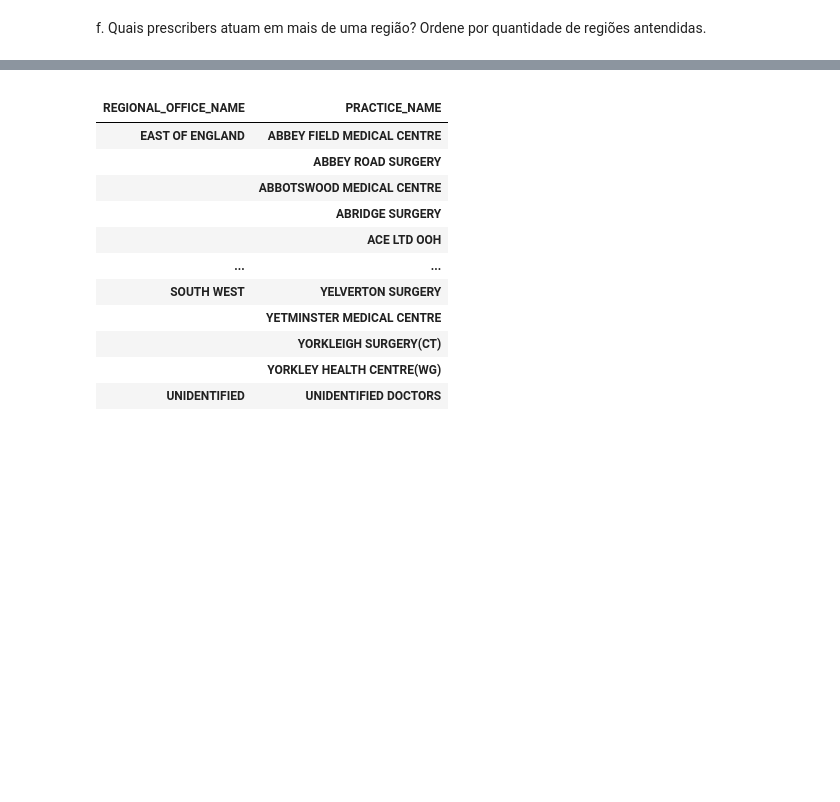
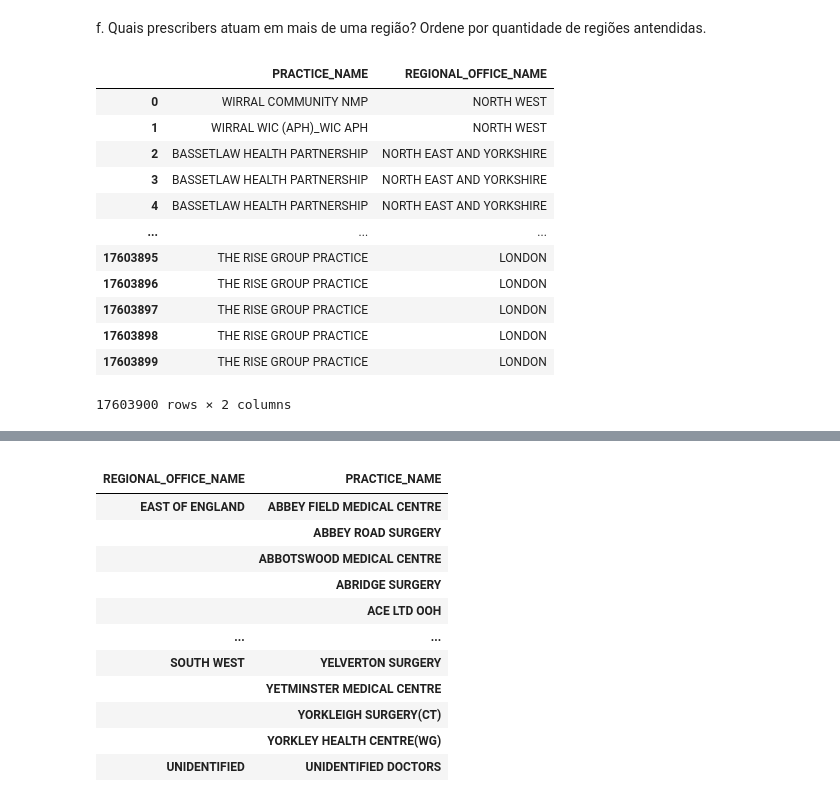
Before and after one commit to fullstackwd/Data_engineer, a Jupyter notebook: Data_engineer/data_engineer_part3.ipynb, the cells around one changed output, grey strips where cells are left out. Saved outputs shown, nothing was run; the diff lists cells and outputs as text; code cells hidden in the pictures; blank space fills up the shorter version.

```diff
--- a/Data_engineer/data_engineer_part3.ipynb
+++ b/Data_engineer/data_engineer_part3.ipynb
@@ -329,3 +320,19 @@ print(df_prescriptions.groupby('BNF_DESCRIPTION').BNF_DESCRIPTION.count().sum(),
 f.	Quais prescribers atuam em mais de uma região? Ordene por quantidade de regiões antendidas.
 # %%
 df_region = df[['PRACTICE_NAME','REGIONAL_OFFICE_NAME']]
+# %%
+df_region
+# %% [output]
+|  | PRACTICE_NAME | REGIONAL_OFFICE_NAME |
+| 0 | WIRRAL COMMUNITY NMP | NORTH WEST |
+| 1 | WIRRAL WIC (APH)_WIC APH | NORTH WEST |
+| 2 | BASSETLAW HEALTH PARTNERSHIP | NORTH EAST AND YORKSHIRE |
+| 3 | BASSETLAW HEALTH PARTNERSHIP | NORTH EAST AND YORKSHIRE |
+| 4 | BASSETLAW HEALTH PARTNERSHIP | NORTH EAST AND YORKSHIRE |
+| ... | ... | ... |
+| 17603895 | THE RISE GROUP PRACTICE | LONDON |
+| 17603896 | THE RISE GROUP PRACTICE | LONDON |
+| 17603897 | THE RISE GROUP PRACTICE | LONDON |
+| 17603898 | THE RISE GROUP PRACTICE | LONDON |
+| 17603899 | THE RISE GROUP PRACTICE | LONDON |
+17603900 rows × 2 columns
```
Also changed, not shown: parts of 23 cells of this notebook.
